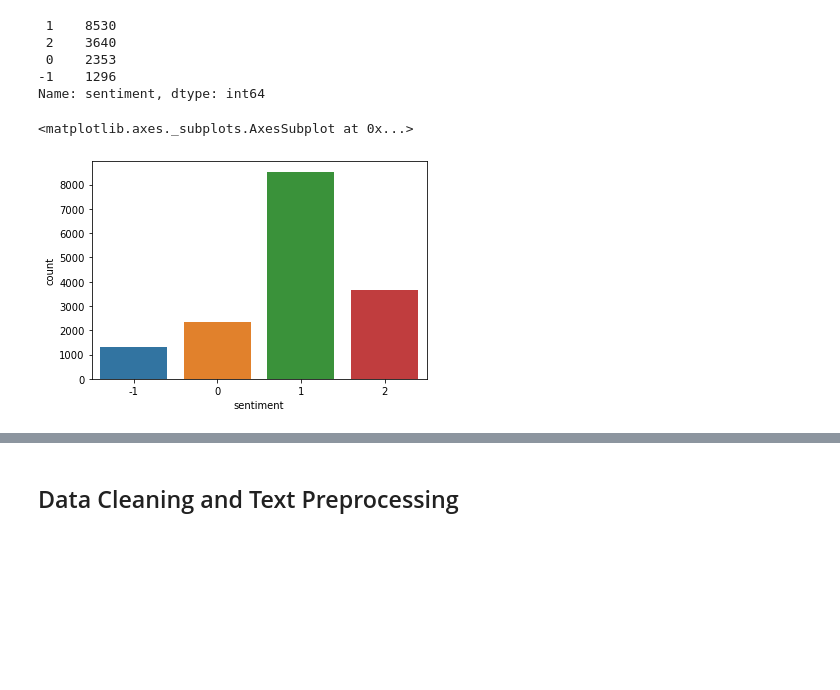
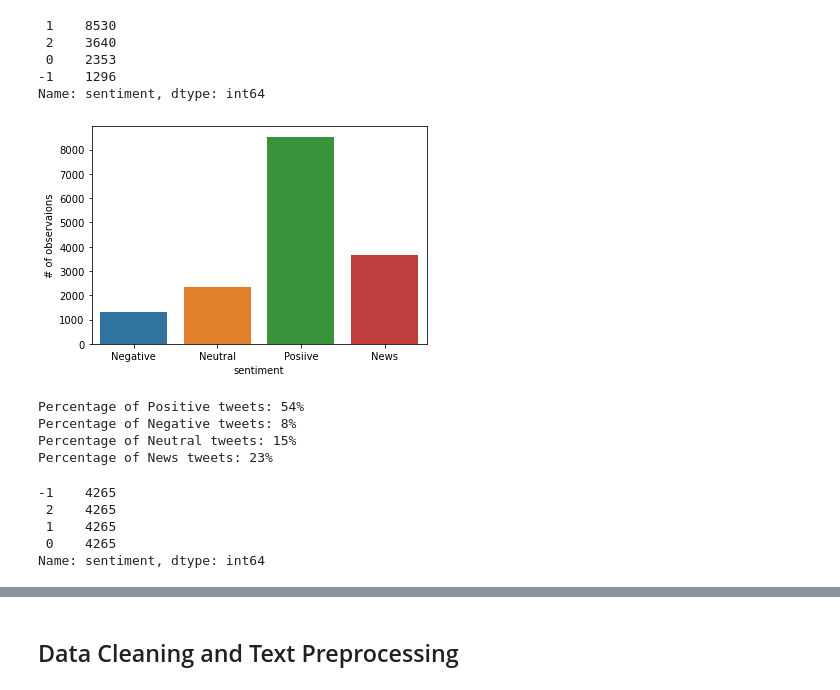
Before and after one commit to AlpheusLekgothoane/classification_predict_edsa, a Jupyter notebook: classification_predict.ipynb, the cells around one changed output, grey strips where cells are left out. Cells and saved outputs as stored; diff of their text form; code cells hidden in the pictures; blank space fills up the shorter version.

```diff
--- a/classification_predict.ipynb
+++ b/classification_predict.ipynb
@@ -50,5 +56,16 @@ Name: sentiment, dtype: int64
 # %%
-sns.countplot(x = 'sentiment', data = train)
+sns.countplot(x = 'sentiment', data = train).set_xticklabels(['Negative','Neutral','Posiive','News'])
+plt.ylabel('# of observaions')
+plt.show()
 # %% [output]
-<matplotlib.axes._subplots.AxesSubplot at 0x...>
-[figure, old version]
+[figure, new version]
+# %%
+print(f"Percentage of Positive tweets: {int(np.round(len(believe)/len(train)*100,0))}%")
+print(f"Percentage of Negative tweets: {int(np.round(len(no_belief)/len(train)*100,0))}%")
+print(f"Percentage of Neutral tweets: {int(np.round(len(neutral)/len(train)*100,0))}%")
+print(f"Percentage of News tweets: {int(np.round(len(news)/len(train)*100,0))}%")
+# %% [output]
+Percentage of Positive tweets: 54%
+Percentage of Negative tweets: 8%
+Percentage of Neutral tweets: 15%
+Percentage of News tweets: 23%
@@ -54,0 +103,8 @@ sns.countplot(x = 'sentiment', data = train)
+# %%
+sampled_data.sentiment.value_counts()
+# %% [output]
+-1    4265
+ 2    4265
+ 1    4265
+ 0    4265
+Name: sentiment, dtype: int64
```
Also changed, not shown: parts of 27 cells of this notebook.
